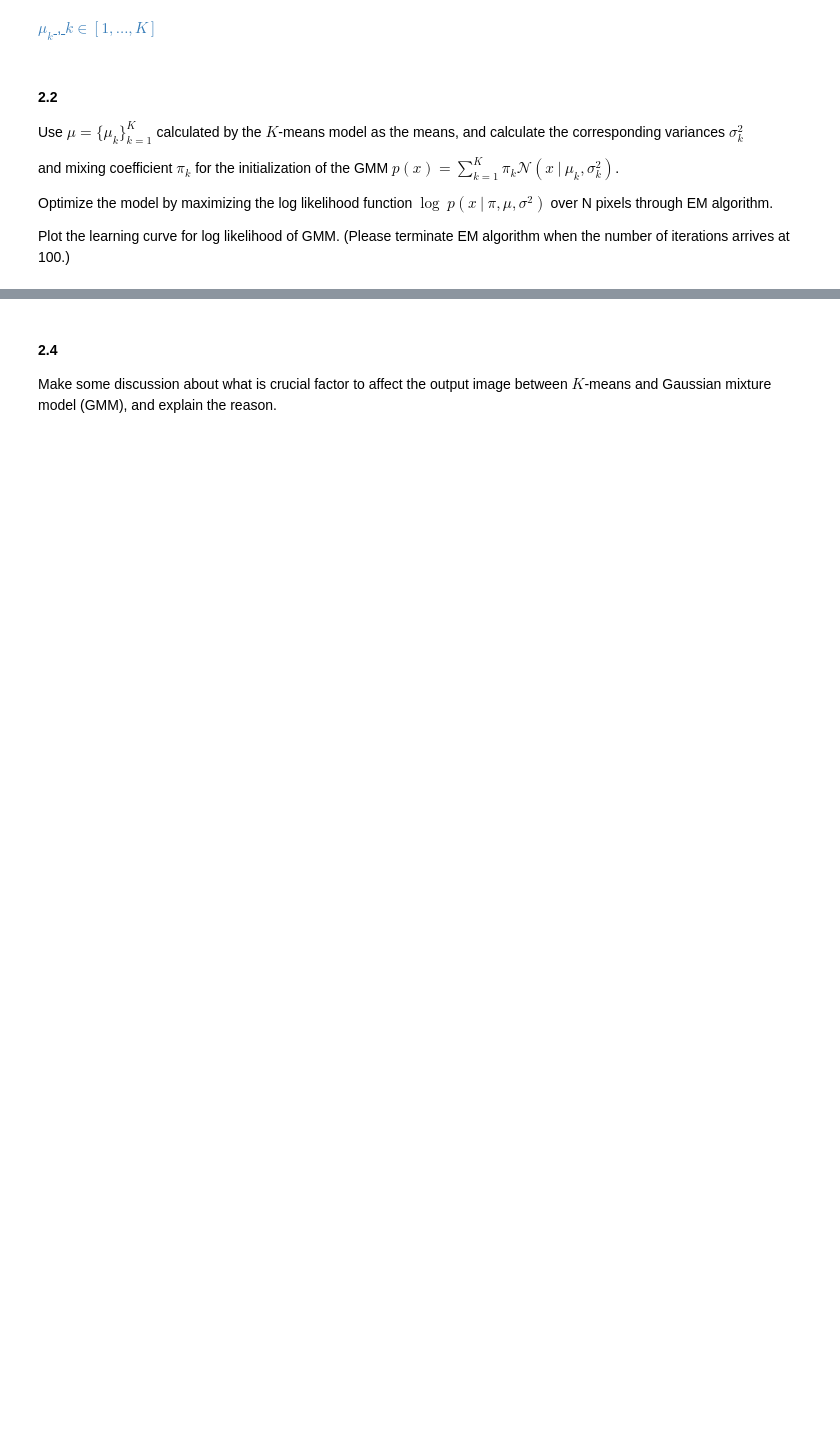
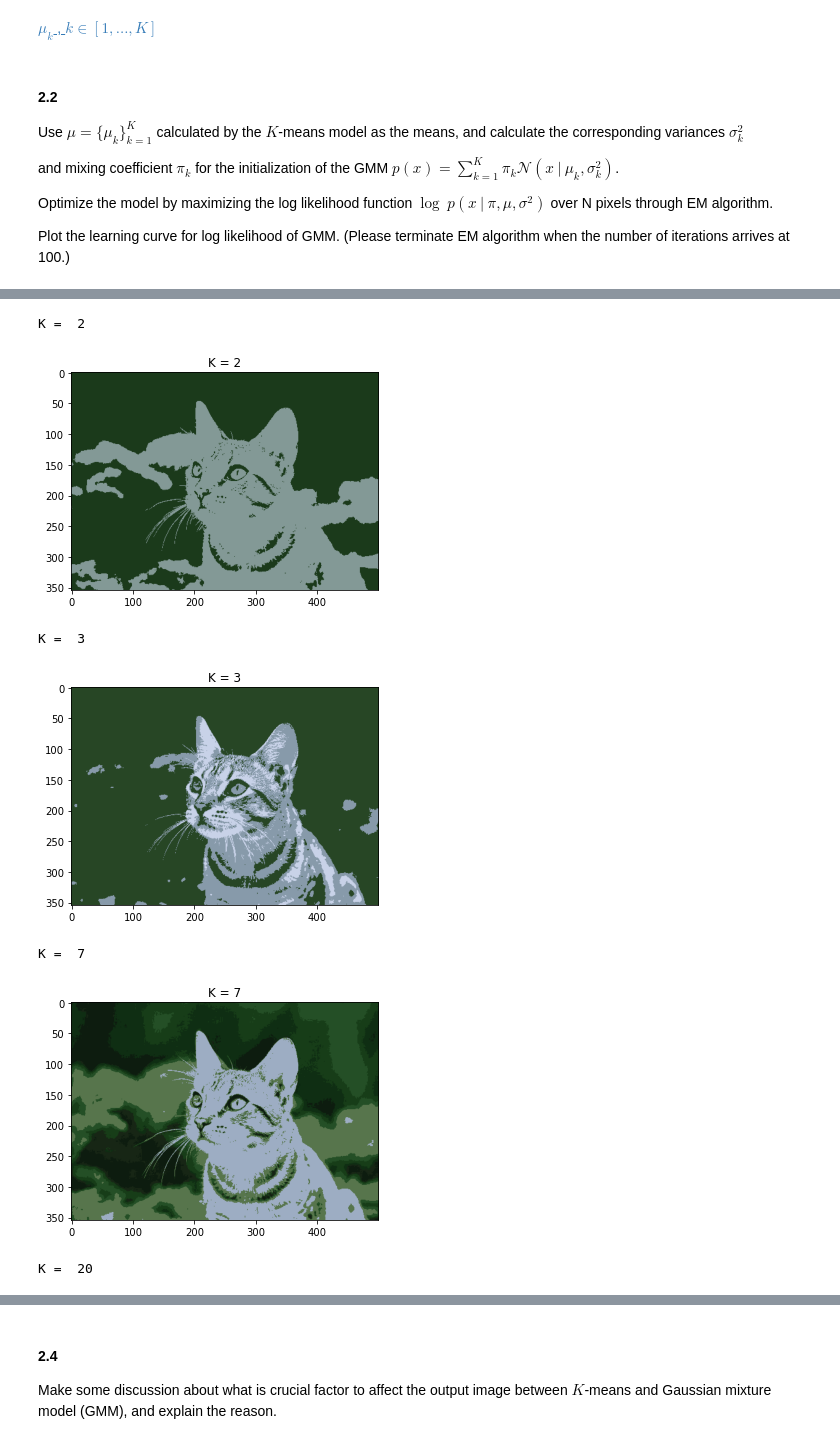
Before and after one commit to jacksonchen1998/2022-NYCU-ML, a Jupyter notebook: hw3_311511052/hw3_311511052.ipynb, the cells around one changed output, grey strips where cells are left out. Saved outputs shown, nothing was run; the diff lists cells and outputs as text; code cells hidden in the pictures; blank space fills up the shorter version.

```diff
--- a/hw3_311511052/hw3_311511052.ipynb
+++ b/hw3_311511052/hw3_311511052.ipynb
@@ -575,18 +618,26 @@ Below are some examples.
         </tr>
 </center>
 # %%
-k_slot = [2, 3, 7, 20]
 for k_idx in k_slot:
     k = KMeans(K=k_idx, max_iters=2)
     print("K = ", k_idx)
+    pixel_values = kmeans_preprocess(image)
     y_pred = k.predict(pixel_values)
     centers = np.uint8(k.cent())
     # print center values with RGB format
     y_pred = y_pred.astype(int)
     labels = y_pred.flatten()
     segmented_image = centers[labels.flatten()]
     segmented_image = segmented_image.reshape(image.shape)
     # plot the image
     plt.title("K = " + str(k_idx))
     plt.imshow(segmented_image)
     plt.show()
+# %% [output]
+K =  2
+[figure, added]
+K =  3
+[figure, added]
+K =  7
+[figure, added]
+K =  20
```
Also changed, not shown: parts of 8 cells of this notebook, 14 other files.
